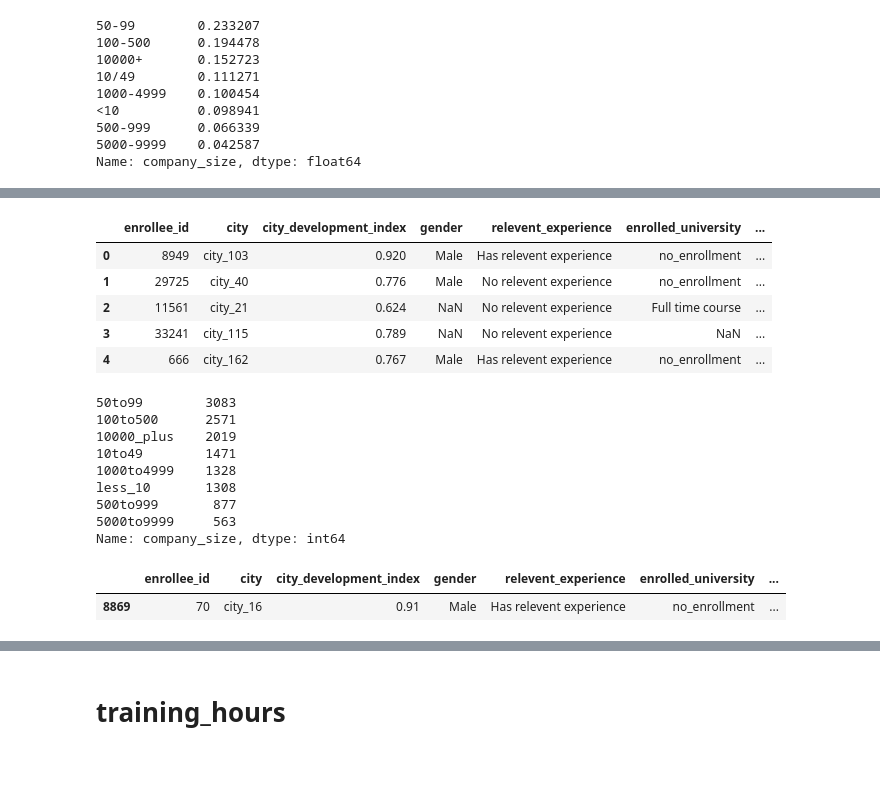
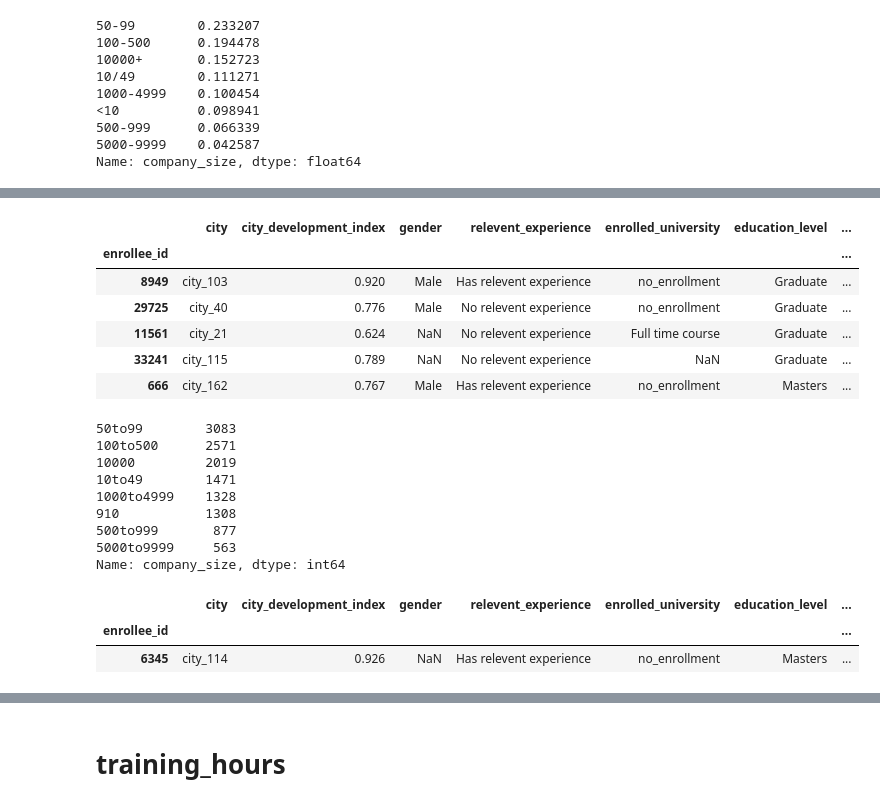
Before and after one commit to jonathansylvestre/GroupProject, a Jupyter notebook: HR_EDA_R2.ipynb, the cells around one changed output, grey strips where cells are left out. Drawn from its saved outputs; the diff is of its cells as text; code cells hidden in the pictures; blank space fills up the shorter version.

```diff
--- a/HR_EDA_R2.ipynb
+++ b/HR_EDA_R2.ipynb
@@ -12,6 +12,6 @@ from collections import Counter
 import warnings
 warnings.filterwarnings('ignore')
 # %%
-df_HR=pd.read_csv("Resources/aug_train.csv")
+df_HR=pd.read_csv("Resources/aug_train.csv", index_col =0)
 df_HR.head()
 # %% [output]
@@ -151,6 +139,0 @@ Name: company_size, dtype: int64
-# %%
-#Iteration
-dash = ["+"]
-for i in dash:
-    df_HR["company_size"]= df_HR["company_size"].str.replace(i,"_plus")
-df_HR.head()
@@ -176,0 +153,6 @@ Name: company_size, dtype: int64
+# %%
+#Iteration
+dash = ["+"]
+for i in dash:
+    df_HR["company_size"]= df_HR["company_size"].str.replace(i,"")
+df_HR.head()
@@ -177,33 +180,35 @@ Name: company_size, dtype: int64
 # %%
 dash = ["<"]
 for i in dash:
-    df_HR["company_size"]= df_HR["company_size"].str.replace(i,"less_")
+    df_HR["company_size"]= df_HR["company_size"].str.replace(i,"9")
 df_HR.head()
 # %% [output]
-|  | enrollee_id | city | city_development_index | gender | relevent_experience | enrolled_university | ... |
-| 0 | 8949 | city_103 | 0.920 | Male | Has relevent experience | no_enrollment | ... |
-| 1 | 29725 | city_40 | 0.776 | Male | No relevent experience | no_enrollment | ... |
-| 2 | 11561 | city_21 | 0.624 | NaN | No relevent experience | Full time course | ... |
-| 3 | 33241 | city_115 | 0.789 | NaN | No relevent experience | NaN | ... |
-| 4 | 666 | city_162 | 0.767 | Male | Has relevent experience | no_enrollment | ... |
+|  | city | city_development_index | gender | relevent_experience | enrolled_university | education_level | ... |
+| enrollee_id |  |  |  |  |  |  | ... |
+| 8949 | city_103 | 0.920 | Male | Has relevent experience | no_enrollment | Graduate | ... |
+| 29725 | city_40 | 0.776 | Male | No relevent experience | no_enrollment | Graduate | ... |
+| 11561 | city_21 | 0.624 | NaN | No relevent experience | Full time course | Graduate | ... |
+| 33241 | city_115 | 0.789 | NaN | No relevent experience | NaN | Graduate | ... |
+| 666 | city_162 | 0.767 | Male | Has relevent experience | no_enrollment | Masters | ... |
-# %%
-c_2 = df_HR["company_size"].value_counts()
-c_2
-# %% [output]
-50to99        3083
-100to500      2571
-10000_plus    2019
-10to49        1471
-1000to4999    1328
-less_10       1308
-500to999       877
-5000to9999     563
-Name: company_size, dtype: int64
+# %%
+c_2 = df_HR["company_size"].value_counts()
+c_2
+# %% [output]
+50to99        3083
+100to500      2571
+10000         2019
+10to49        1471
+1000to4999    1328
+910           1308
+500to999       877
+5000to9999     563
+Name: company_size, dtype: int64
 # %%
 df_HR.sample()
 # %% [output]
-|  | enrollee_id | city | city_development_index | gender | relevent_experience | enrolled_university | ... |
-| 8869 | 70 | city_16 | 0.91 | Male | Has relevent experience | no_enrollment | ... |
+|  | city | city_development_index | gender | relevent_experience | enrolled_university | education_level | ... |
+| enrollee_id |  |  |  |  |  |  | ... |
+| 6345 | city_114 | 0.926 | NaN | Has relevent experience | no_enrollment | Masters | ... |
 # %%
 df_HR["company_size"]= df_HR["company_size"].fillna("50through99")
 df_HR
```
Also changed, not shown: parts of 58 cells of this notebook.
